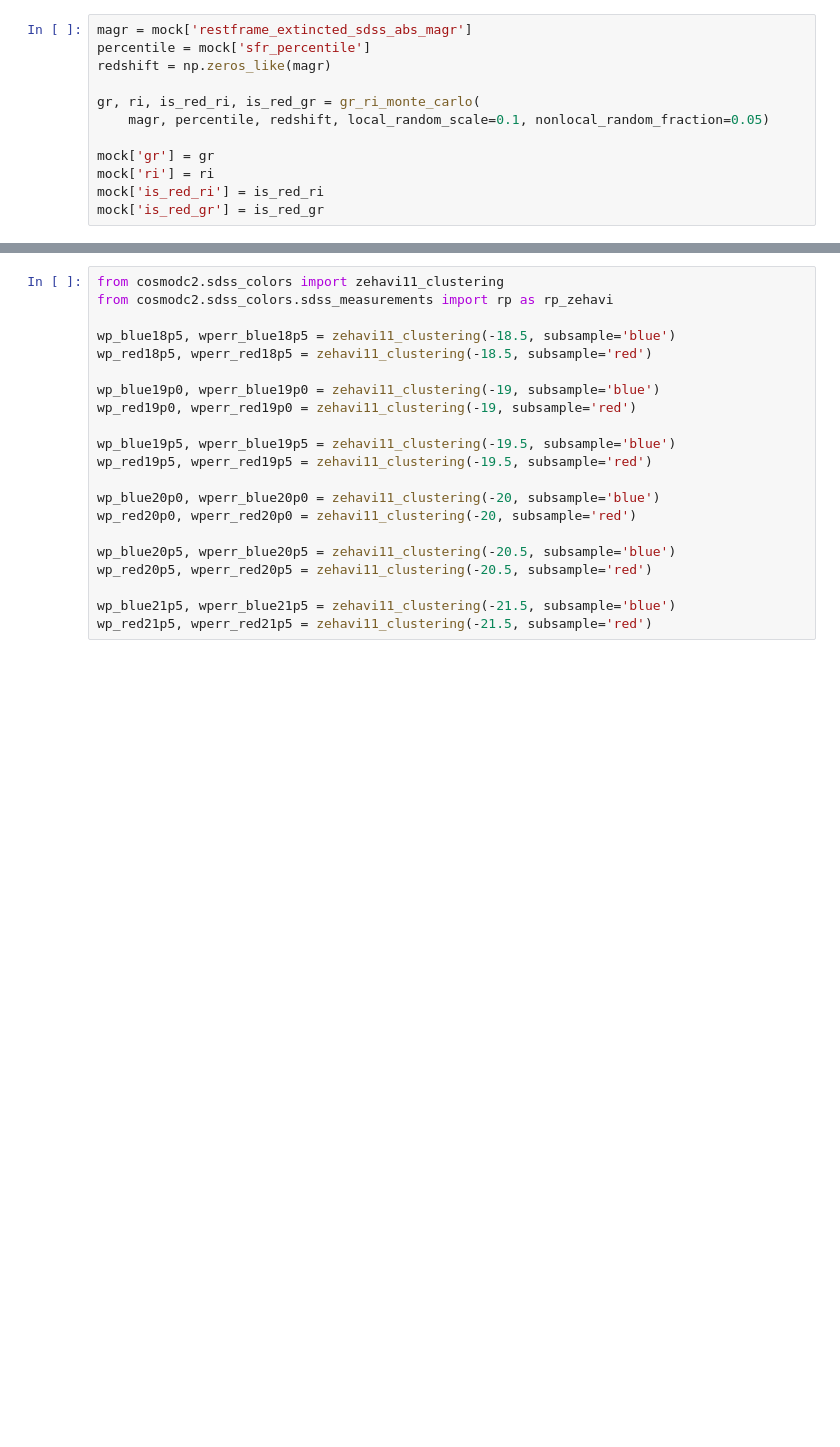
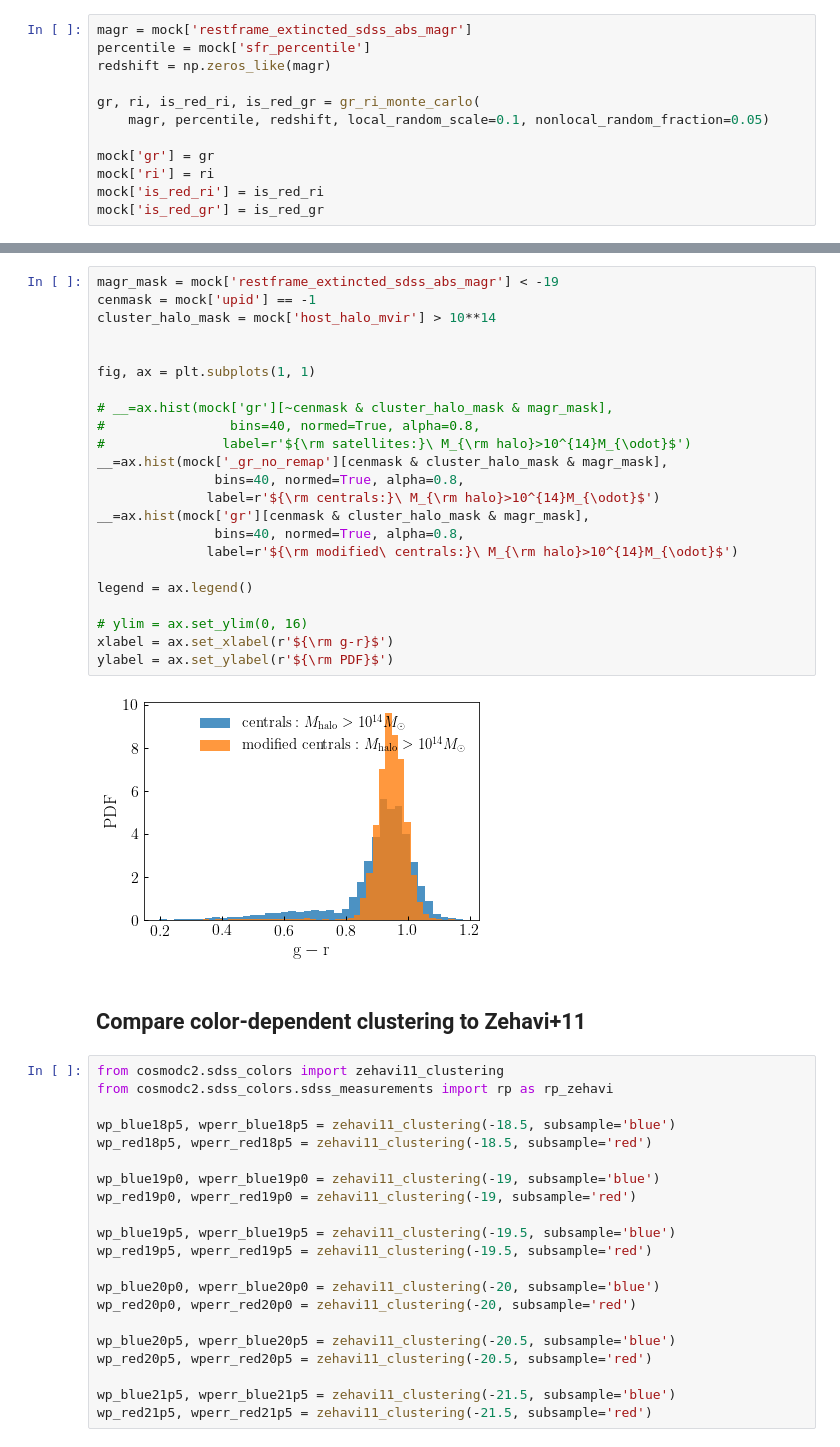
Before and after one commit to LSSTDESC/cosmodc2, a Jupyter notebook: notebooks/cluster_color_dev.ipynb, the cells around one changed output, grey strips where cells are left out. Saved outputs shown, nothing was run; the diff lists cells and outputs as text; blank space fills up the shorter version.

```diff
--- a/notebooks/cluster_color_dev.ipynb
+++ b/notebooks/cluster_color_dev.ipynb
@@ -55,3 +70,30 @@ mock['is_red_gr'] = is_red_gr
+# %%
+magr_mask = mock['restframe_extincted_sdss_abs_magr'] < -19
+cenmask = mock['upid'] == -1
+cluster_halo_mask = mock['host_halo_mvir'] > 10**14
+
+
+fig, ax = plt.subplots(1, 1)
+
+# __=ax.hist(mock['gr'][~cenmask & cluster_halo_mask & magr_mask],
+#                bins=40, normed=True, alpha=0.8,
+#               label=r'${\rm satellites:}\ M_{\rm halo}>10^{14}M_{\odot}$')
+__=ax.hist(mock['_gr_no_remap'][cenmask & cluster_halo_mask & magr_mask],
+               bins=40, normed=True, alpha=0.8,
+              label=r'${\rm centrals:}\ M_{\rm halo}>10^{14}M_{\odot}$')
+__=ax.hist(mock['gr'][cenmask & cluster_halo_mask & magr_mask],
+               bins=40, normed=True, alpha=0.8,
+              label=r'${\rm modified\ centrals:}\ M_{\rm halo}>10^{14}M_{\odot}$')
+
+legend = ax.legend()
+
+# ylim = ax.set_ylim(0, 16)
+xlabel = ax.set_xlabel(r'${\rm g-r}$')
+ylabel = ax.set_ylabel(r'${\rm PDF}$')
+# %% [output]
+[figure, added]
+# %% [markdown]
+## Compare color-dependent clustering to Zehavi+11
 # %%
 from cosmodc2.sdss_colors import zehavi11_clustering
 from cosmodc2.sdss_colors.sdss_measurements import rp as rp_zehavi
```
Also changed, not shown: parts of 6 cells of this notebook, 1 other file.
